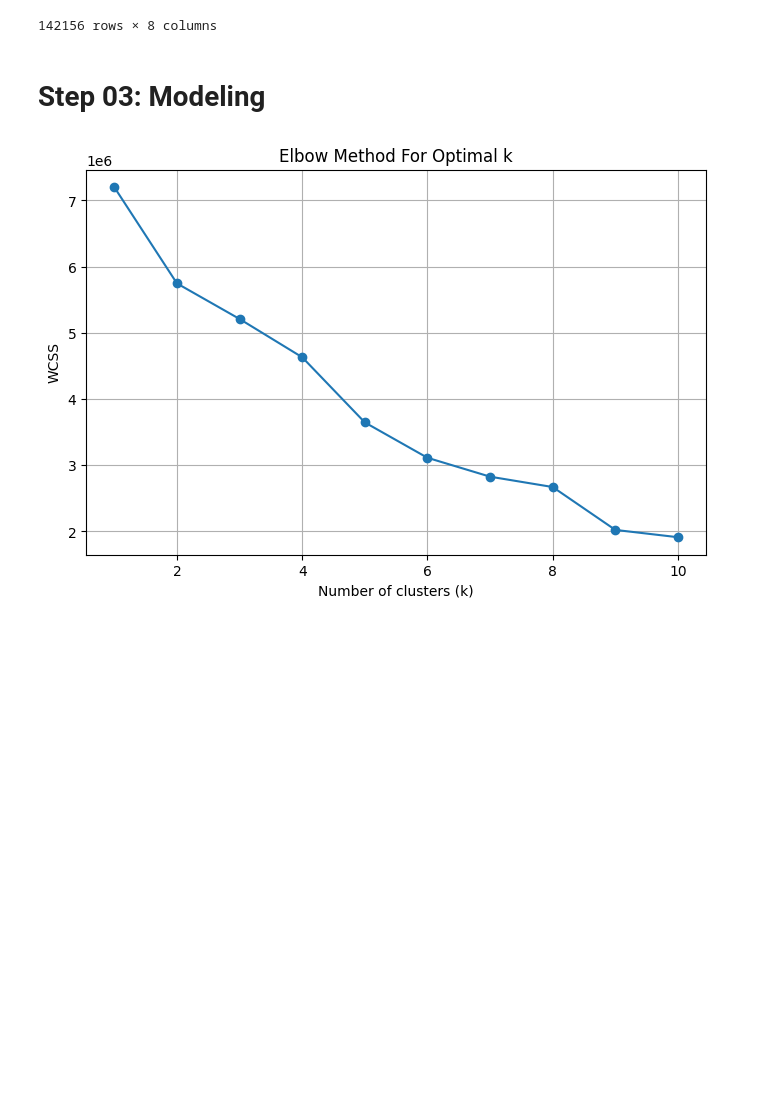
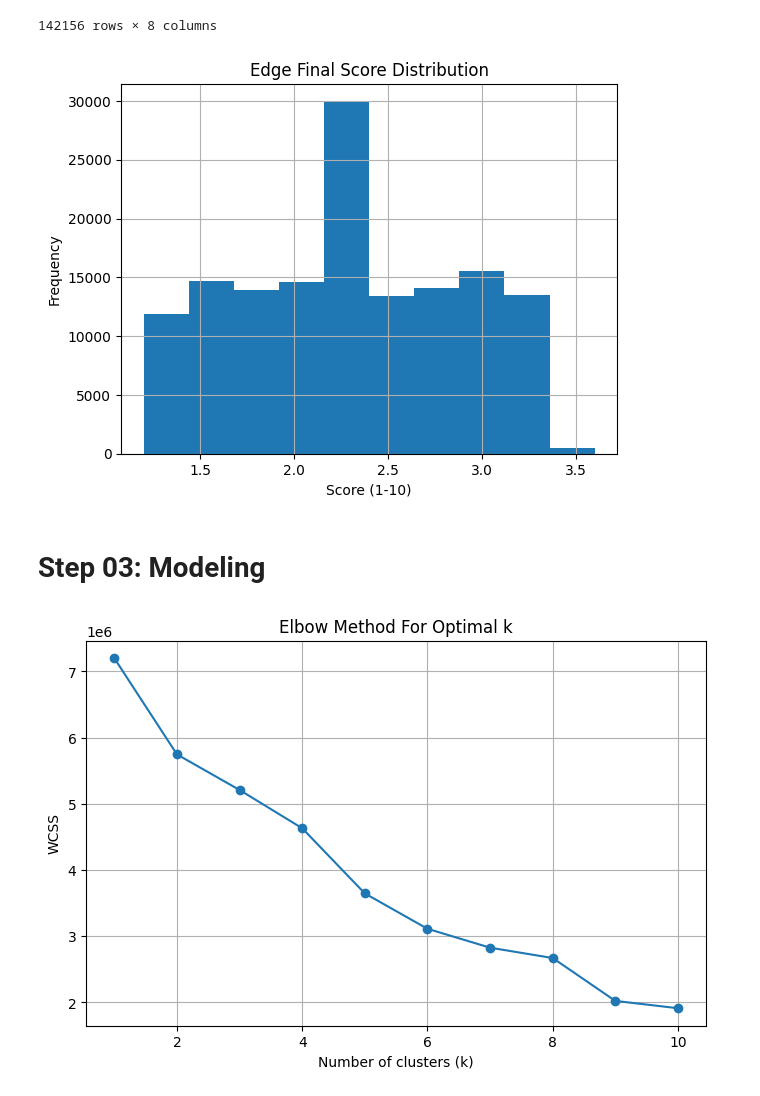
Before and after one commit to bellatrix-ds/ml-in-crypto, a Jupyter notebook: 04_Blockchain_Crime_Detector/BlockCrime Detector.ipynb, the cells around one changed output. Saved outputs shown, nothing was run; the diff lists cells and outputs as text; code cells hidden in the pictures; blank space fills up the shorter version.

```diff
--- a/04_Blockchain_Crime_Detector/BlockCrime Detector.ipynb
+++ b/04_Blockchain_Crime_Detector/BlockCrime Detector.ipynb
@@ -248,6 +284,44 @@ edge_features
 | 142154 | 6 | 0.000000 | 0.000000 | 31244.500000 | 2025-03-01 00:00:59 | 2025-03-01 00:11:59 | 0xffffffaeff0b96ea8e4f94b2253f31a... | 0xc011a73ee8576fb46f5e1c5751ca3b9... |
 | 142155 | 2 | 0.000000 | 0.000000 | 521.000000 | 2025-03-01 00:00:59 | 2025-03-01 00:11:59 | 0xffffffaeff0b96ea8e4f94b2253f31a... | 0xeb1285672ba71cd73e6f54ec5be717b... |
 142156 rows × 8 columns
+# %%
+import pandas as pd
+from sklearn.preprocessing import KBinsDiscretizer
+
+# کپی‌برداری و پاکسازی اولیه
+edge_features = edge_features.copy()
+edge_features.fillna(0, inplace=True)
+
+# 🎯 1. Quantile-based binning برای ستون‌های عددی
+quantile_cols = ["NUM_TXS", "TOTAL_VALUE", "AVG_VALUE", "AVG_GAS_USED"]
+for col in quantile_cols:
+    est = KBinsDiscretizer(n_bins=10, encode='ordinal', strategy='quantile')
+    edge_features[col + "_SCORE"] = est.fit_transform(edge_features[[col]]).astype(int) + 1
+
+# 🎯 2. ساخت ستون فاصله زمانی بین اولین و آخرین تراکنش
+edge_features["FIRST_TX_TIME"] = pd.to_datetime(edge_features["FIRST_TX_TIME"])
+edge_features["LAST_TX_TIME"] = pd.to_datetime(edge_features["LAST_TX_TIME"])
+edge_features["TIME_DIFF_SECONDS"] = (
+    edge_features["LAST_TX_TIME"] - edge_features["FIRST_TX_TIME"]
+).dt.total_seconds().fillna(0)
+
+# 🎯 3. نمره‌دهی فاصله زمانی — فاصله زمانی کمتر یعنی رفتار مشکوک‌تر
+edge_features["TIME_DIFF_SCORE"] = pd.qcut(
+    -edge_features["TIME_DIFF_SECONDS"], 10, labels=False, duplicates="drop"
+) + 1
+
+# ✅ 4. ساخت امتیاز نهایی میانگین تمام اسکورها
+score_cols = [col for col in edge_features.columns if col.endswith("_SCORE")]
+edge_features["FINAL_EDGE_SCORE"] = edge_features[score_cols].mean(axis=1)
+# %%
+import matplotlib.pyplot as plt
+edge_features["FINAL_EDGE_SCORE"].hist(bins=10)
+plt.title("Edge Final Score Distribution")
+plt.xlabel("Score (1-10)")
+plt.ylabel("Frequency")
+plt.show()
+# %% [output]
+[figure, added]
 # %% [markdown]
 # Step 03: Modeling
 # %%
```
Also changed, not shown: parts of 4 cells of this notebook.
